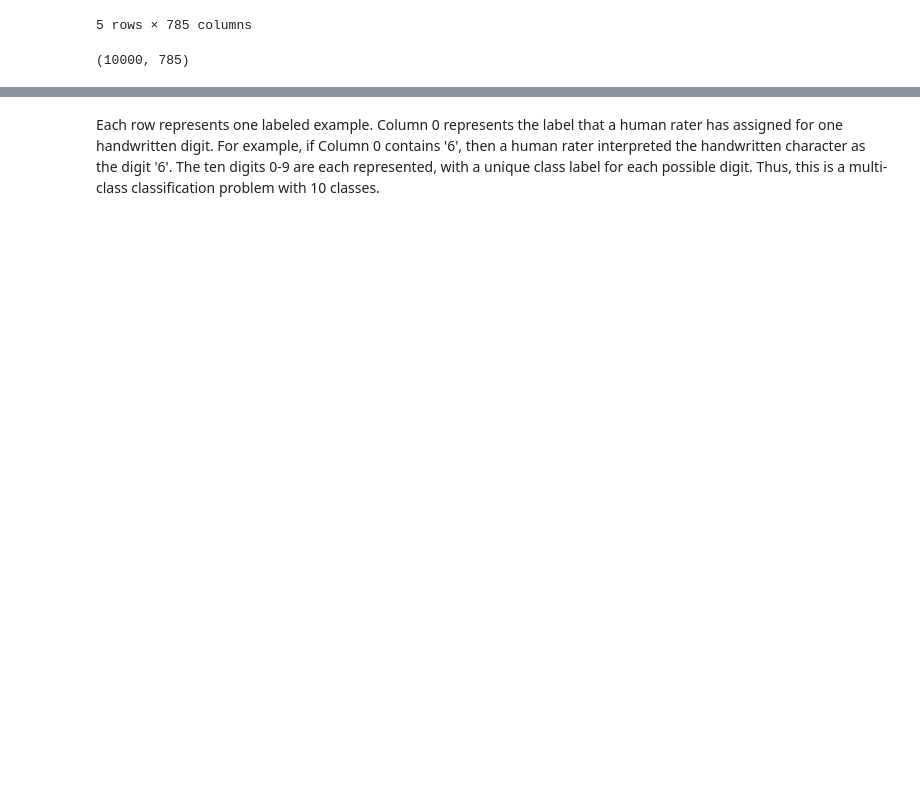
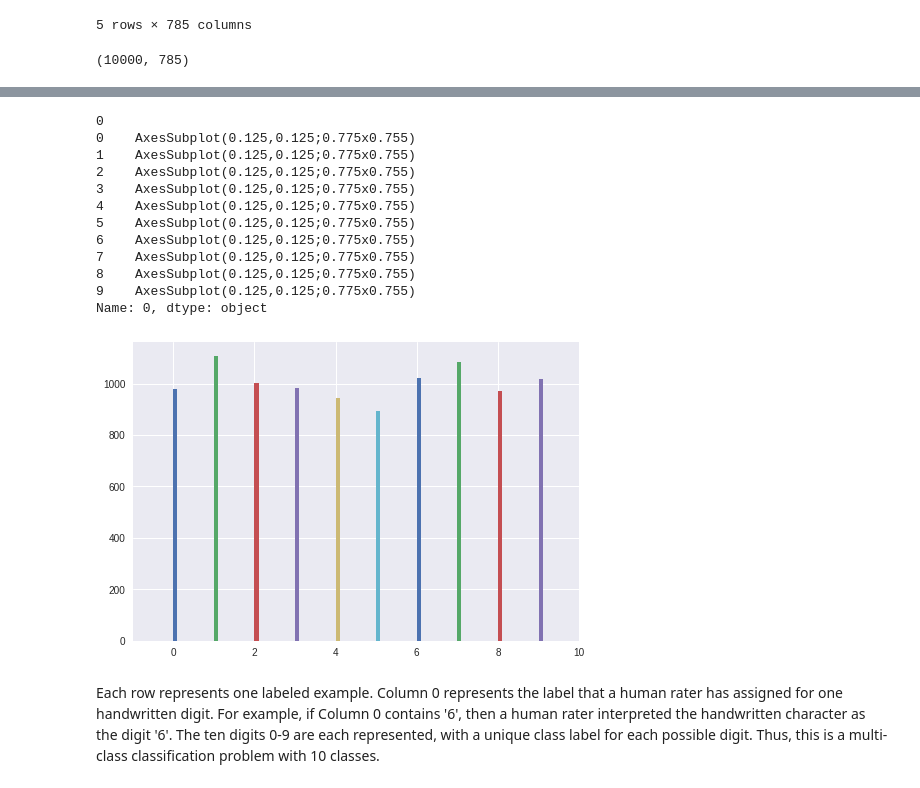
Before and after one commit to tenvol/tsf00, a Jupyter notebook: multi_class_classification_of_handwritten_digits.ipynb, the cells around one changed output, grey strips where cells are left out. Saved outputs shown, nothing was run; the diff lists cells and outputs as text; code cells hidden in the pictures; blank space fills up the shorter version.

```diff
--- a/multi_class_classification_of_handwritten_digits.ipynb
+++ b/multi_class_classification_of_handwritten_digits.ipynb
@@ -100,3 +147,19 @@ math.sqrt(784)
+# %%
+mnist_dataframe.groupby(0)[0].hist(bins=10)
+# %% [output]
+0
+0    AxesSubplot(0.125,0.125;0.775x0.755)
+1    AxesSubplot(0.125,0.125;0.775x0.755)
+2    AxesSubplot(0.125,0.125;0.775x0.755)
+3    AxesSubplot(0.125,0.125;0.775x0.755)
+4    AxesSubplot(0.125,0.125;0.775x0.755)
+5    AxesSubplot(0.125,0.125;0.775x0.755)
+6    AxesSubplot(0.125,0.125;0.775x0.755)
+7    AxesSubplot(0.125,0.125;0.775x0.755)
+8    AxesSubplot(0.125,0.125;0.775x0.755)
+9    AxesSubplot(0.125,0.125;0.775x0.755)
+Name: 0, dtype: object
+[figure, added]
 # %% [markdown]
 Each row represents one labeled example. Column 0 represents the label that a human rater has assigned for one handwritten digit. For example, if Column 0 contains '6', then a human rater interpreted the handwritten character as the digit '6'.  The ten digits 0-9 are each represented, with a unique class label for each possible digit. Thus, this is a multi-class classification problem with 10 classes.
 # %% [markdown]
```
Also changed, not shown: parts of 23 cells of this notebook.
